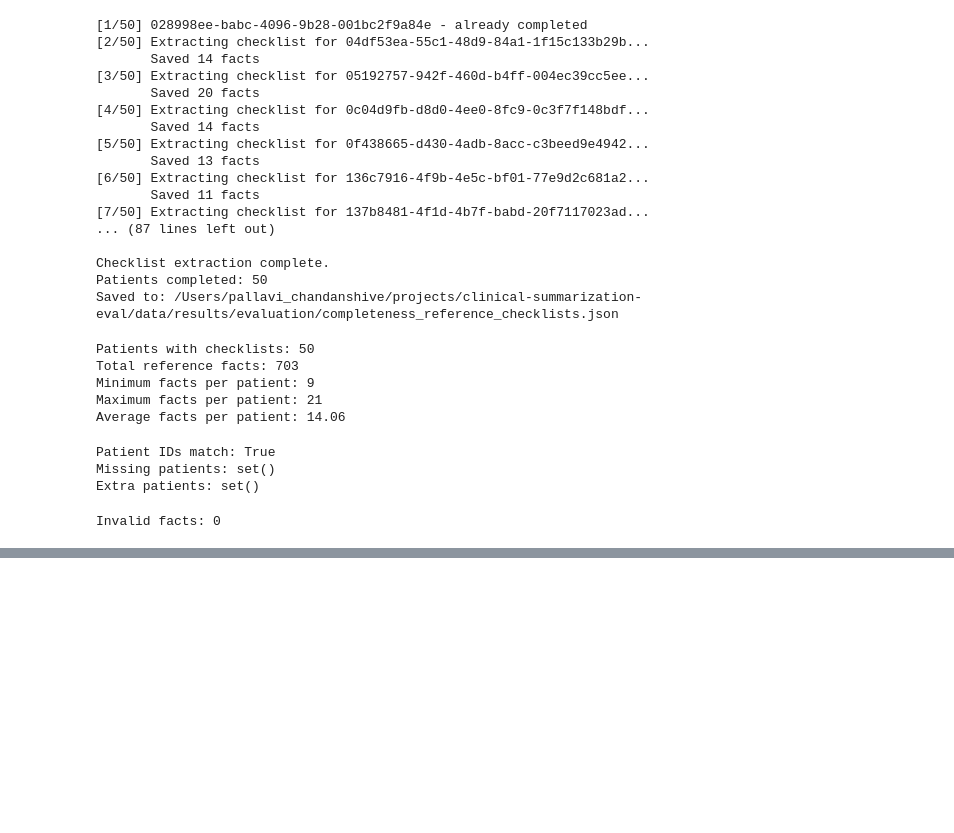
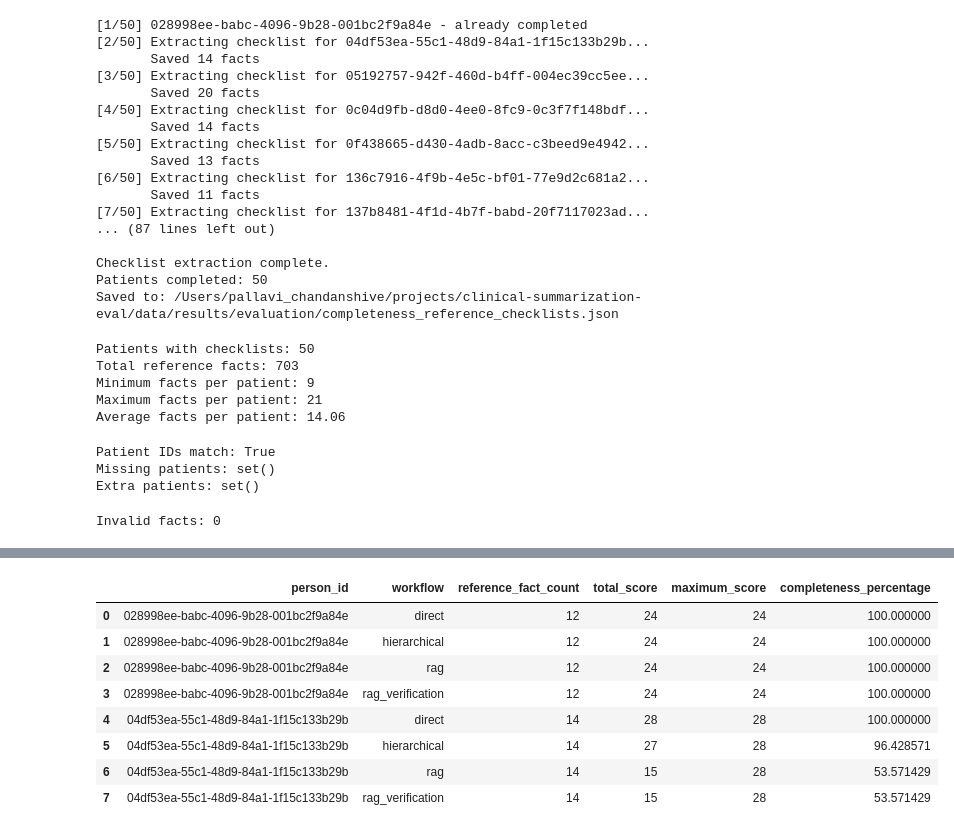
Before and after one commit to pallavi-cs-ai/clinical-summarization-eval, a Jupyter notebook: notebooks/evaluation/02_completeness_evaluation.ipynb, the cells around one changed output, grey strips where cells are left out. Saved outputs shown, nothing was run; the diff lists cells and outputs as text; code cells hidden in the pictures; blank space fills up the shorter version.

```diff
--- a/notebooks/evaluation/02_completeness_evaluation.ipynb
+++ b/notebooks/evaluation/02_completeness_evaluation.ipynb
@@ -621,0 +1135,82 @@ Invalid facts: 0
+# %%
+# ---------------------------------------------------------
+# Calculate patient-level completeness scores
+# ---------------------------------------------------------
+# For each patient and workflow:
+#
+# completeness =
+# sum of fact scores
+# -------------------  × 100
+# maximum possible score
+#
+# Maximum possible score = 2 × number of reference facts.
+
+workflow_names = [
+    "direct",
+    "hierarchical",
+    "rag",
+    "rag_verification"
+]
+
+completeness_rows = []
+
+
+for person_id, patient_result in completeness_results.items():
+
+    scores = patient_result["scores"]
+    number_of_facts = len(scores)
+
+    # Maximum possible score if every fact receives 2.
+    maximum_score = 2 * number_of_facts
+
+    for workflow in workflow_names:
+
+        # Add this workflow's scores across all reference facts.
+        total_score = sum(
+            fact_score[workflow]
+            for fact_score in scores
+        )
+
+        completeness_percentage = (
+            total_score / maximum_score
+        ) * 100
+
+        completeness_rows.append({
+            "person_id": person_id,
+            "workflow": workflow,
+            "reference_fact_count": number_of_facts,
+            "total_score": total_score,
+            "maximum_score": maximum_score,
+            "completeness_percentage": completeness_percentage
+        })
+
+
+# Convert to dataframe.
+completeness_df = pd.DataFrame(
+    completeness_rows
+)
+
+
+# ---------------------------------------------------------
+# Basic validation
+# ---------------------------------------------------------
+
+print("Total scores:", len(completeness_df))
+
+print("\nScores per workflow:")
+print(
+    completeness_df["workflow"].value_counts()
+)
+
+print(
+    "\nMinimum completeness:",
+    completeness_df["completeness_percentage"].min()
+)
+
+print(
+    "Maximum completeness:",
+    completeness_df["completeness_percentage"].max()
+)
+
+display(completeness_df.head(8))
+# %% [output]
@@ -621,0 +1229,9 @@ Invalid facts: 0
+|  | person_id | workflow | reference_fact_count | total_score | maximum_score | completeness_percentage |
+| 0 | 028998ee-babc-4096-9b28-001bc2f9a84e | direct | 12 | 24 | 24 | 100.000000 |
+| 1 | 028998ee-babc-4096-9b28-001bc2f9a84e | hierarchical | 12 | 24 | 24 | 100.000000 |
+| 2 | 028998ee-babc-4096-9b28-001bc2f9a84e | rag | 12 | 24 | 24 | 100.000000 |
+| 3 | 028998ee-babc-4096-9b28-001bc2f9a84e | rag_verification | 12 | 24 | 24 | 100.000000 |
+| 4 | 04df53ea-55c1-48d9-84a1-1f15c133b29b | direct | 14 | 28 | 28 | 100.000000 |
+| 5 | 04df53ea-55c1-48d9-84a1-1f15c133b29b | hierarchical | 14 | 27 | 28 | 96.428571 |
+| 6 | 04df53ea-55c1-48d9-84a1-1f15c133b29b | rag | 14 | 15 | 28 | 53.571429 |
+| 7 | 04df53ea-55c1-48d9-84a1-1f15c133b29b | rag_verification | 14 | 15 | 28 | 53.571429 |
```
Also changed, not shown: parts of 13 cells of this notebook, 1 other file.
